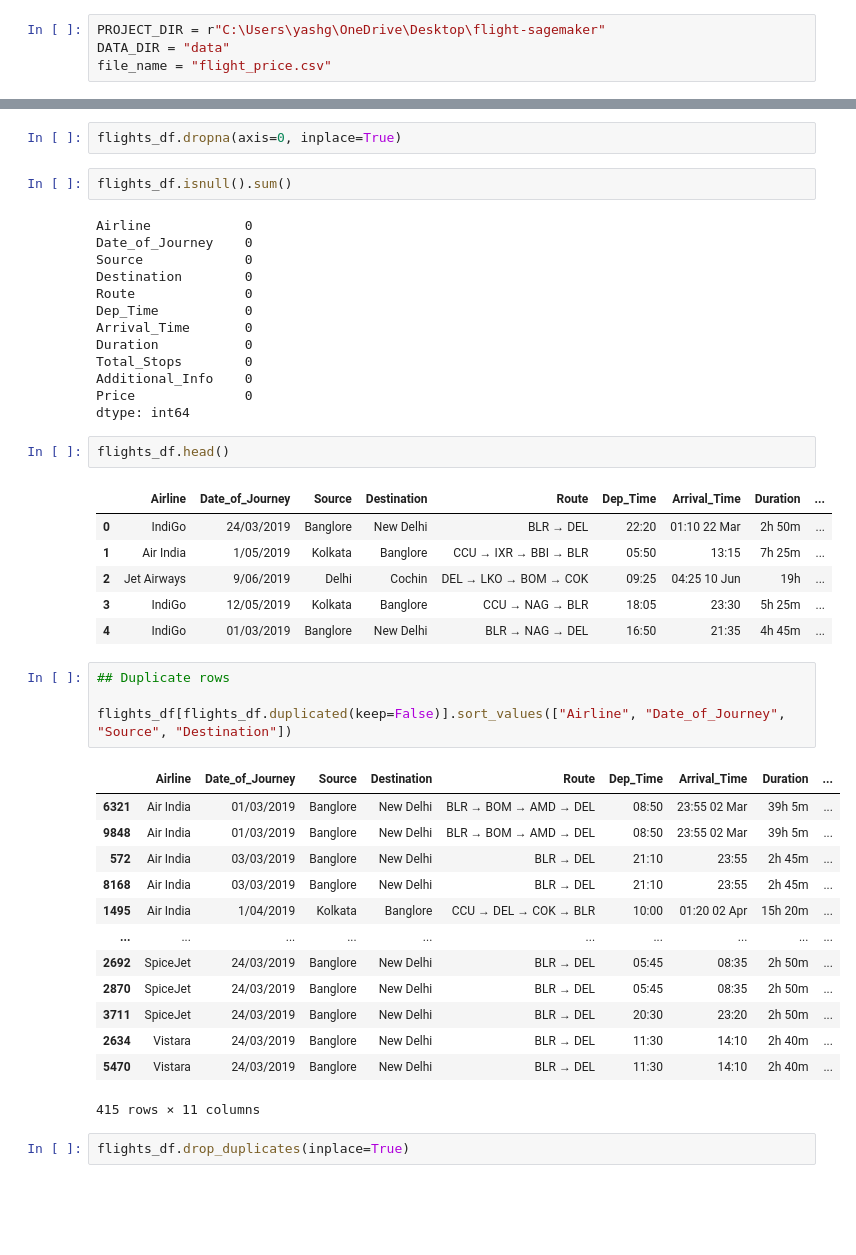
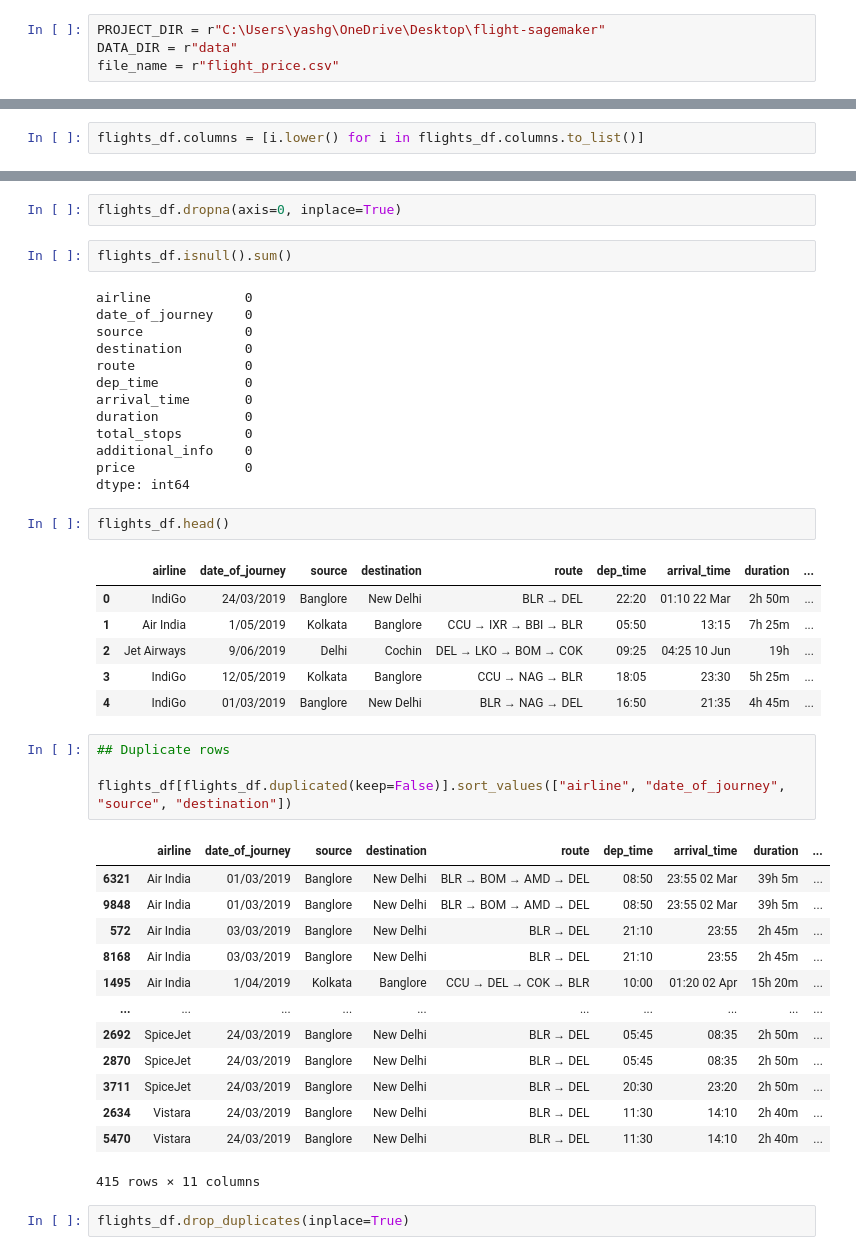
Before and after one commit to YASHGUPTA2611/Flights-Prediction-AWS-Sagemaker, a Jupyter notebook: Jupyter_notebooks/Data_cleaning.ipynb, the cells around one changed output, grey strips where cells are left out. Saved outputs shown, nothing was run; the diff lists cells and outputs as text; blank space fills up the shorter version.

```diff
--- a/Jupyter_notebooks/Data_cleaning.ipynb
+++ b/Jupyter_notebooks/Data_cleaning.ipynb
@@ -6,8 +7,8 @@ import os
 from sklearn.model_selection import train_test_split
 # %%
 PROJECT_DIR = r"C:\Users\yashg\OneDrive\Desktop\flight-sagemaker"
-DATA_DIR = "data"
-file_name = "flight_price.csv"
+DATA_DIR = r"data"
+file_name = r"flight_price.csv"
 # %%
 def get_data(file_name):
     flights_df = pd.read_csv(os.path.join(PROJECT_DIR, DATA_DIR,file_name))
@@ -57,0 +66,2 @@ Index(['Airline', 'Date_of_Journey', 'Source', 'Destination', 'Route',
+# %%
+flights_df.columns = [i.lower() for i in flights_df.columns.to_list()]
@@ -86,22 +103,22 @@ flights_df.dropna(axis=0, inplace=True)
 # %%
 flights_df.isnull().sum()
 # %% [output]
-Airline            0
-Date_of_Journey    0
-Source             0
-Destination        0
-Route              0
-Dep_Time           0
-Arrival_Time       0
-Duration           0
-Total_Stops        0
-Additional_Info    0
-Price              0
+airline            0
+date_of_journey    0
+source             0
+destination        0
+route              0
+dep_time           0
+arrival_time       0
+duration           0
+total_stops        0
+additional_info    0
+price              0
 dtype: int64
 # %%
 flights_df.head()
 # %% [output]
-|  | Airline | Date_of_Journey | Source | Destination | Route | Dep_Time | Arrival_Time | Duration | ... |
+|  | airline | date_of_journey | source | destination | route | dep_time | arrival_time | duration | ... |
 | 0 | IndiGo | 24/03/2019 | Banglore | New Delhi | BLR → DEL | 22:20 | 01:10 22 Mar | 2h 50m | ... |
 | 1 | Air India | 1/05/2019 | Kolkata | Banglore | CCU → IXR → BBI → BLR | 05:50 | 13:15 | 7h 25m | ... |
 | 2 | Jet Airways | 9/06/2019 | Delhi | Cochin | DEL → LKO → BOM → COK | 09:25 | 04:25 10 Jun | 19h | ... |
@@ -110,9 +127,9 @@ flights_df.head()
 # %%
 ## Duplicate rows
 
-flights_df[flights_df.duplicated(keep=False)].sort_values(["Airline", "Date_of_Journey", "Source", "Destination"])
+flights_df[flights_df.duplicated(keep=False)].sort_values(["airline", "date_of_journey", "source", "destination"])
 # %% [output]
-|  | Airline | Date_of_Journey | Source | Destination | Route | Dep_Time | Arrival_Time | Duration | ... |
+|  | airline | date_of_journey | source | destination | route | dep_time | arrival_time | duration | ... |
 | 6321 | Air India | 01/03/2019 | Banglore | New Delhi | BLR → BOM → AMD → DEL | 08:50 | 23:55 02 Mar | 39h 5m | ... |
 | 9848 | Air India | 01/03/2019 | Banglore | New Delhi | BLR → BOM → AMD → DEL | 08:50 | 23:55 02 Mar | 39h 5m | ... |
 | 572 | Air India | 03/03/2019 | Banglore | New Delhi | BLR → DEL | 21:10 | 23:55 | 2h 45m | ... |
```
Also changed, not shown: parts of 57 cells of this notebook, 21 other files.
